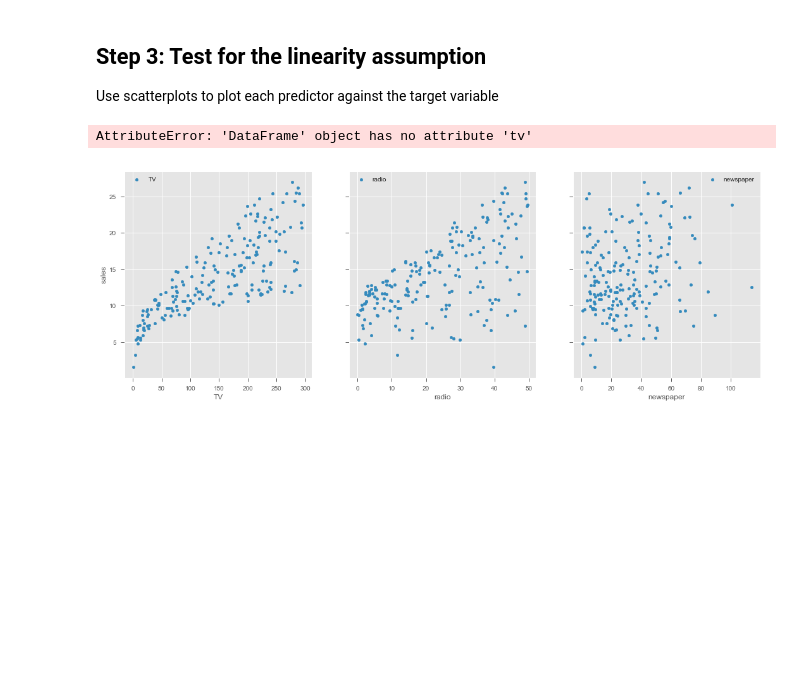
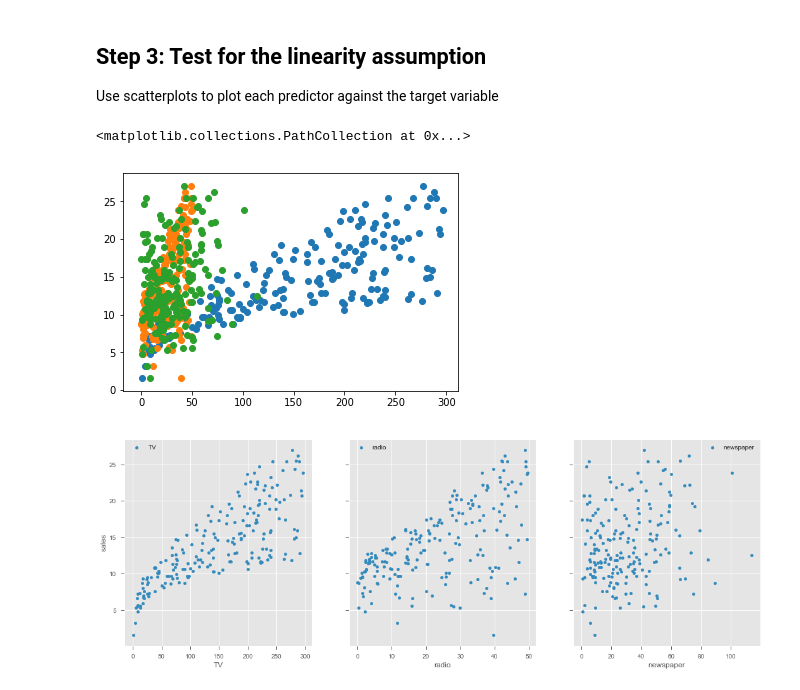
Before and after one commit to ericauuu/dsc-ols-statsmodels-lab-seattle-ds-062419, a Jupyter notebook: index.ipynb, the cells around one changed output. Saved outputs shown, nothing was run; the diff lists cells and outputs as text; code cells hidden in the pictures; blank space fills up the shorter version.

```diff
--- a/index.ipynb
+++ b/index.ipynb
@@ -100,11 +100,12 @@ ad_df.plot.hist()
 
 Use scatterplots to plot each predictor against the target variable
 # %%
-plt.scatter(ad_df.tv, ad_df.sales)
+plt.scatter(ad_df.TV, ad_df.sales)
 plt.scatter(ad_df.radio, ad_df.sales)
 plt.scatter(ad_df.newspaper, ad_df.sales)
 # %% [output]
-AttributeError: 'DataFrame' object has no attribute 'tv'
+<matplotlib.collections.PathCollection at 0x...>
+[figure, added]
 # %%
 # visualize the relationship between the preditors and the target using scatterplots
 plt.scatter(ad_df.tv, ad_df.sales)
```
